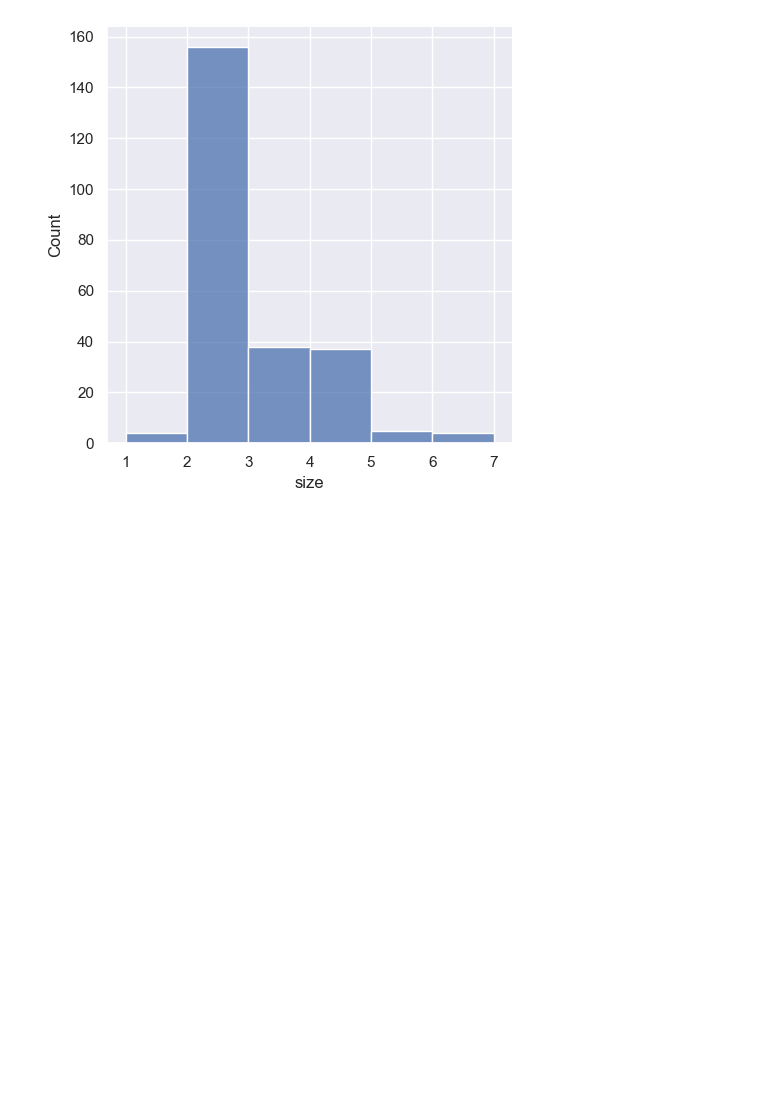
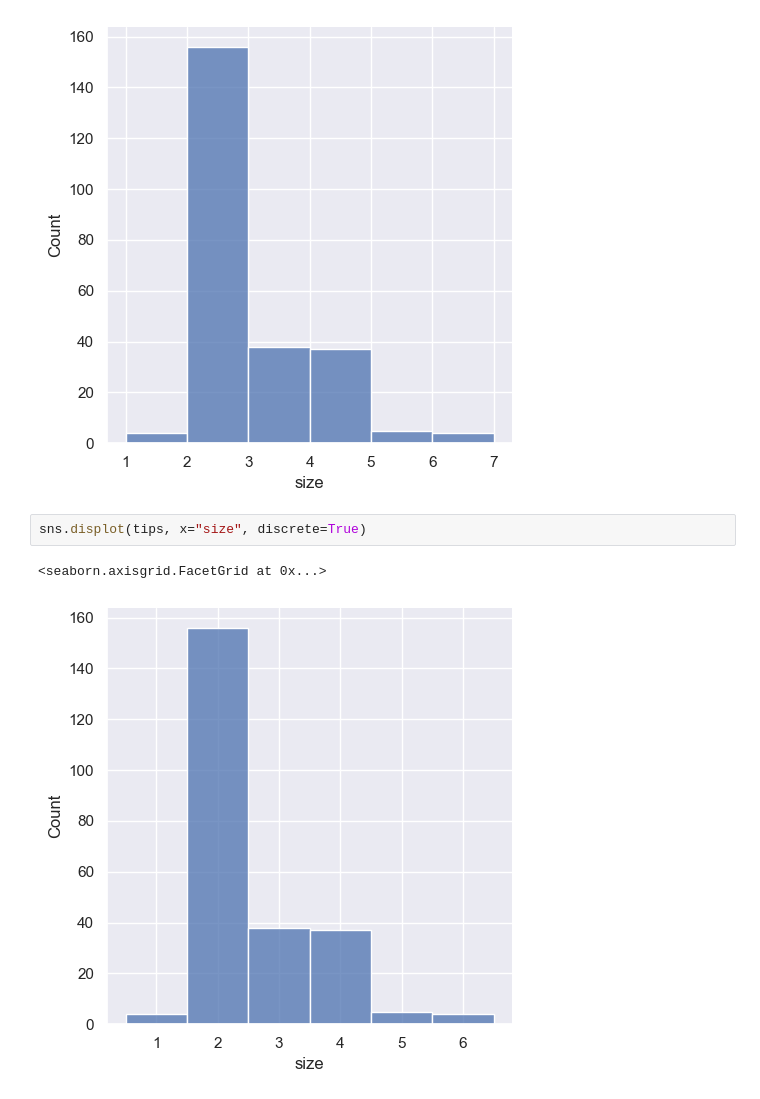
Before and after one commit to MuhammadTausif/PyComplete, a Jupyter notebook: seaborn/tutorial/distributions.ipynb, the cells around one changed output. Cells and saved outputs as stored; diff of their text form; blank space fills up the shorter version.

```diff
--- a/seaborn/tutorial/distributions.ipynb
+++ b/seaborn/tutorial/distributions.ipynb
@@ -62,3 +62,8 @@ sns.displot(tips, x="size", bins=[1, 2, 3, 4, 5, 6, 7])
 # %% [output]
 <seaborn.axisgrid.FacetGrid at 0x...>
 [figure]
+# %%
+sns.displot(tips, x="size", discrete=True)
+# %% [output]
+<seaborn.axisgrid.FacetGrid at 0x...>
+[figure, added]
```
Also changed, not shown: parts of 8 cells of this notebook.
